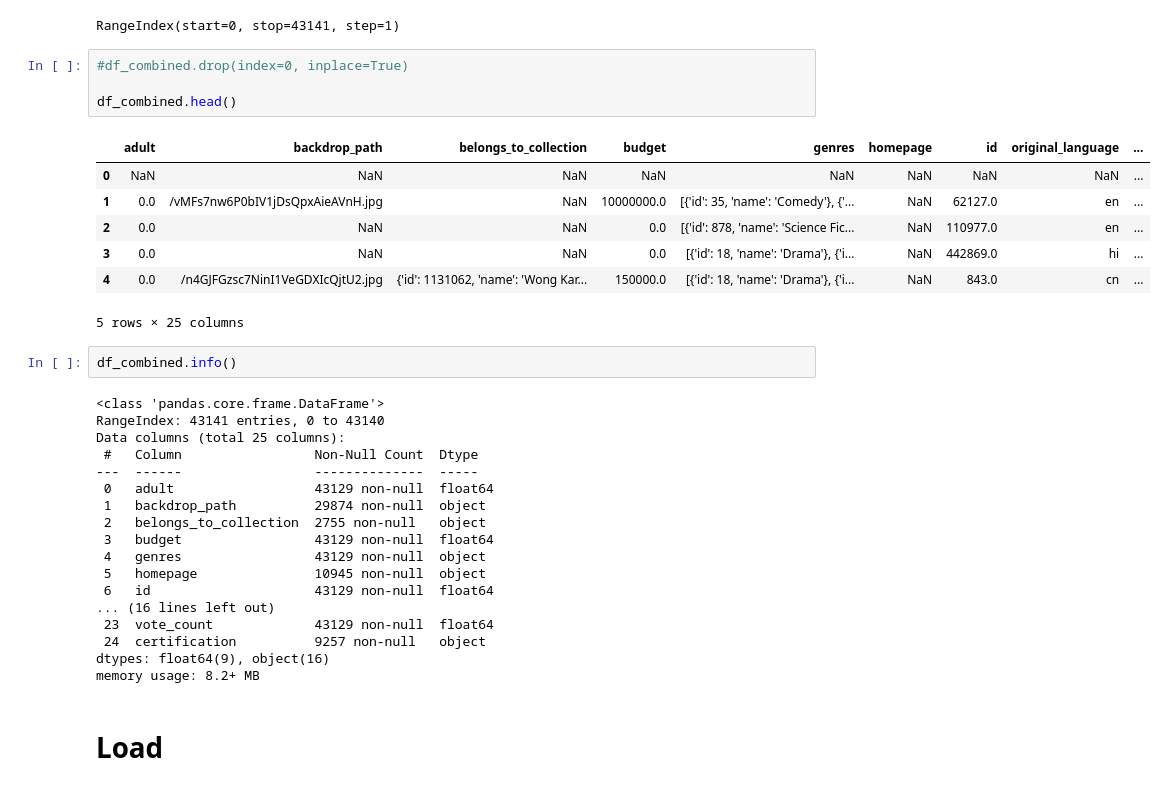
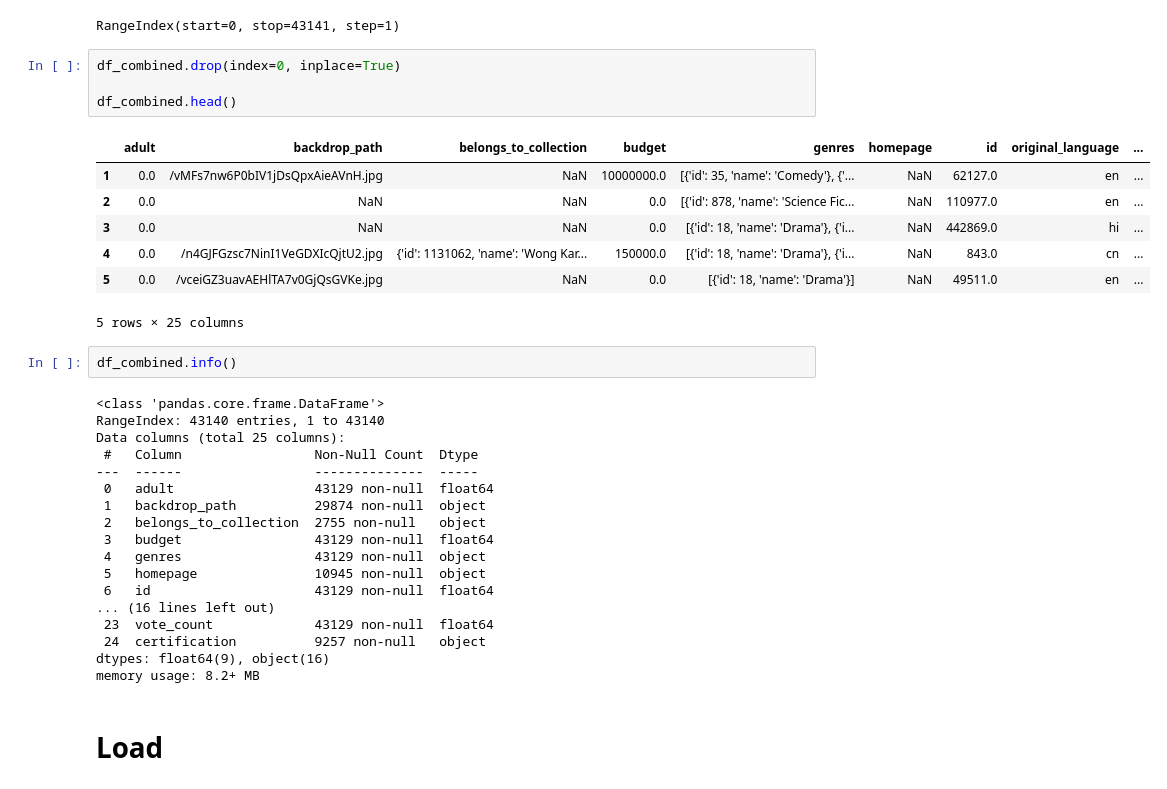
Before and after one commit to Mhoover41/Data-Enrichment-Project-3, a Jupyter notebook: IMDB Project Part 4 - ETL & Hypothesis Testing.ipynb, the cells around one changed output. Cells and saved outputs as stored; diff of their text form.

```diff
--- a/IMDB Project Part 4 - ETL & Hypothesis Testing.ipynb
+++ b/IMDB Project Part 4 - ETL & Hypothesis Testing.ipynb
@@ -337,22 +337,22 @@ print(df_combined.index)
 # %% [output]
 RangeIndex(start=0, stop=43141, step=1)
 # %%
-#df_combined.drop(index=0, inplace=True)
+df_combined.drop(index=0, inplace=True)
 
 df_combined.head()
 # %% [output]
 |  | adult | backdrop_path | belongs_to_collection | budget | genres | homepage | id | original_language | ... |
-| 0 | NaN | NaN | NaN | NaN | NaN | NaN | NaN | NaN | ... |
 | 1 | 0.0 | /vMFs7nw6P0bIV1jDsQpxAieAVnH.jpg | NaN | 10000000.0 | [{'id': 35, 'name': 'Comedy'}, {'... | NaN | 62127.0 | en | ... |
 | 2 | 0.0 | NaN | NaN | 0.0 | [{'id': 878, 'name': 'Science Fic... | NaN | 110977.0 | en | ... |
 | 3 | 0.0 | NaN | NaN | 0.0 | [{'id': 18, 'name': 'Drama'}, {'i... | NaN | 442869.0 | hi | ... |
 | 4 | 0.0 | /n4GJFGzsc7NinI1VeGDXIcQjtU2.jpg | {'id': 1131062, 'name': 'Wong Kar... | 150000.0 | [{'id': 18, 'name': 'Drama'}, {'i... | NaN | 843.0 | cn | ... |
+| 5 | 0.0 | /vceiGZ3uavAEHlTA7v0GjQsGVKe.jpg | NaN | 0.0 | [{'id': 18, 'name': 'Drama'}] | NaN | 49511.0 | en | ... |
 5 rows × 25 columns
 # %%
 df_combined.info()
 # %% [output]
 <class 'pandas.core.frame.DataFrame'>
-RangeIndex: 43141 entries, 0 to 43140
+RangeIndex: 43140 entries, 1 to 43140
 Data columns (total 25 columns):
  #   Column                 Non-Null Count  Dtype
 ---  ------                 --------------  -----
```
Also changed, not shown: parts of 51 cells of this notebook, 1 other file.
